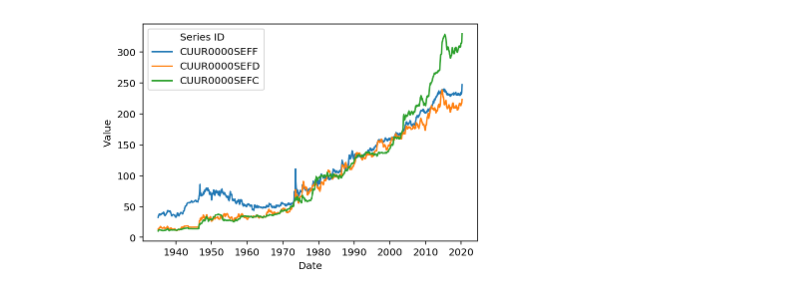
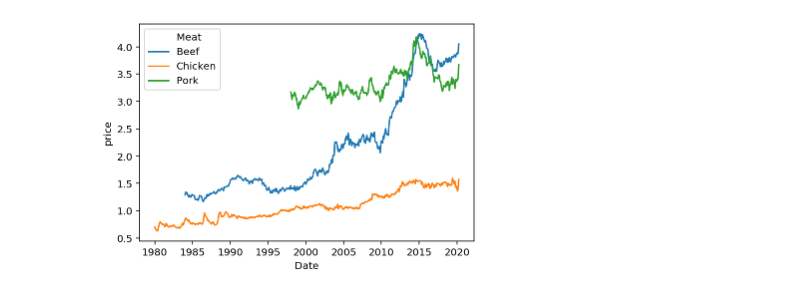
Before and after one commit to ayoskovich/chickens_trust, a Jupyter notebook: price_check.ipynb, the cells around one changed output. Cells and saved outputs as stored; diff of their text form; code cells hidden in the pictures.

```diff
--- a/price_check.ipynb
+++ b/price_check.ipynb
@@ -83,4 +44,5 @@ stacked.head()
 # %%
-sns.lineplot(x='Date', y='Value', hue='Series ID', data=stacked);
+yuh = get_indices()
+sns.lineplot(x='Date', y='price', hue='Meat', data=yuh);
 # %% [output]
-[figure, old version]
+[figure, new version]
```
Also changed, not shown: parts of 11 cells of this notebook, 6 other files.
